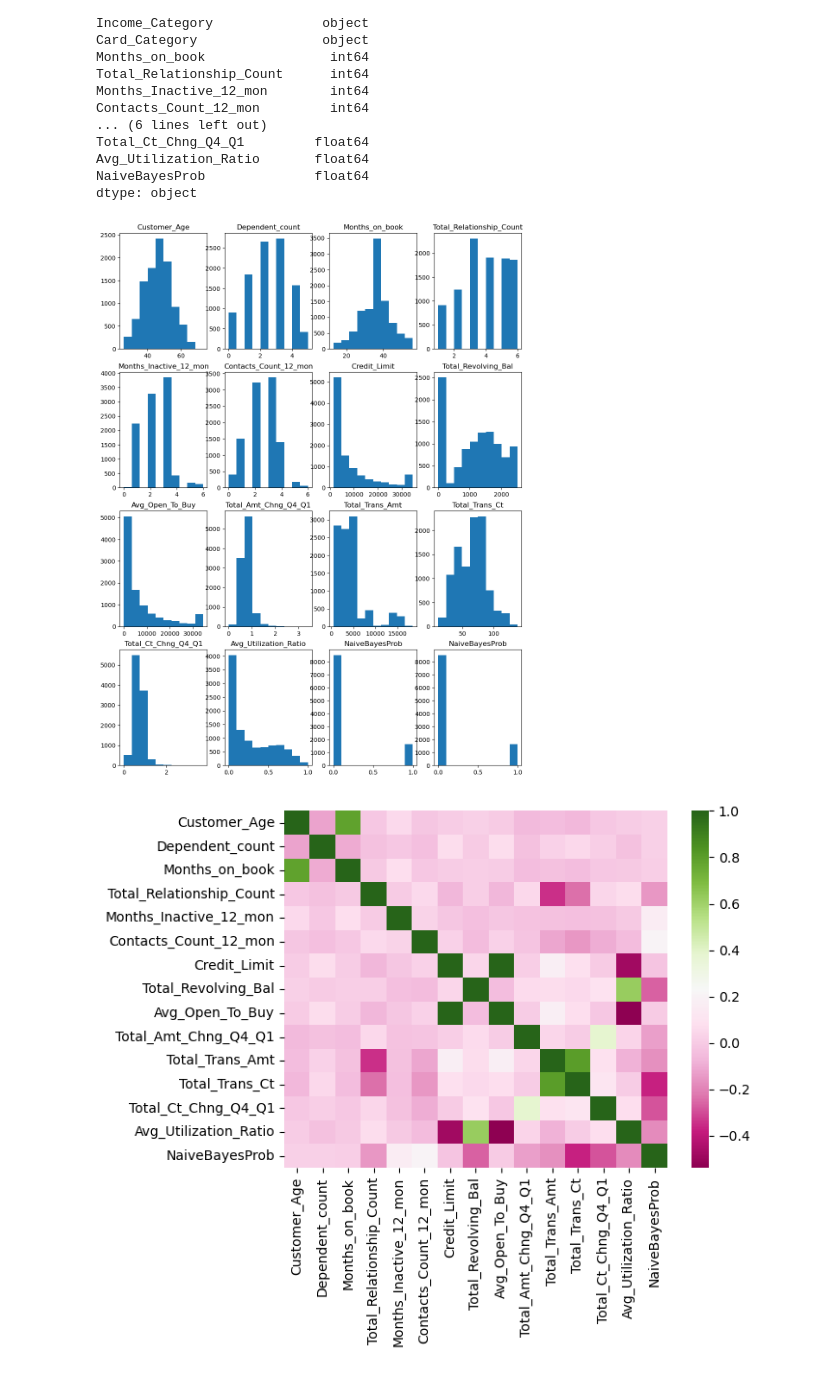
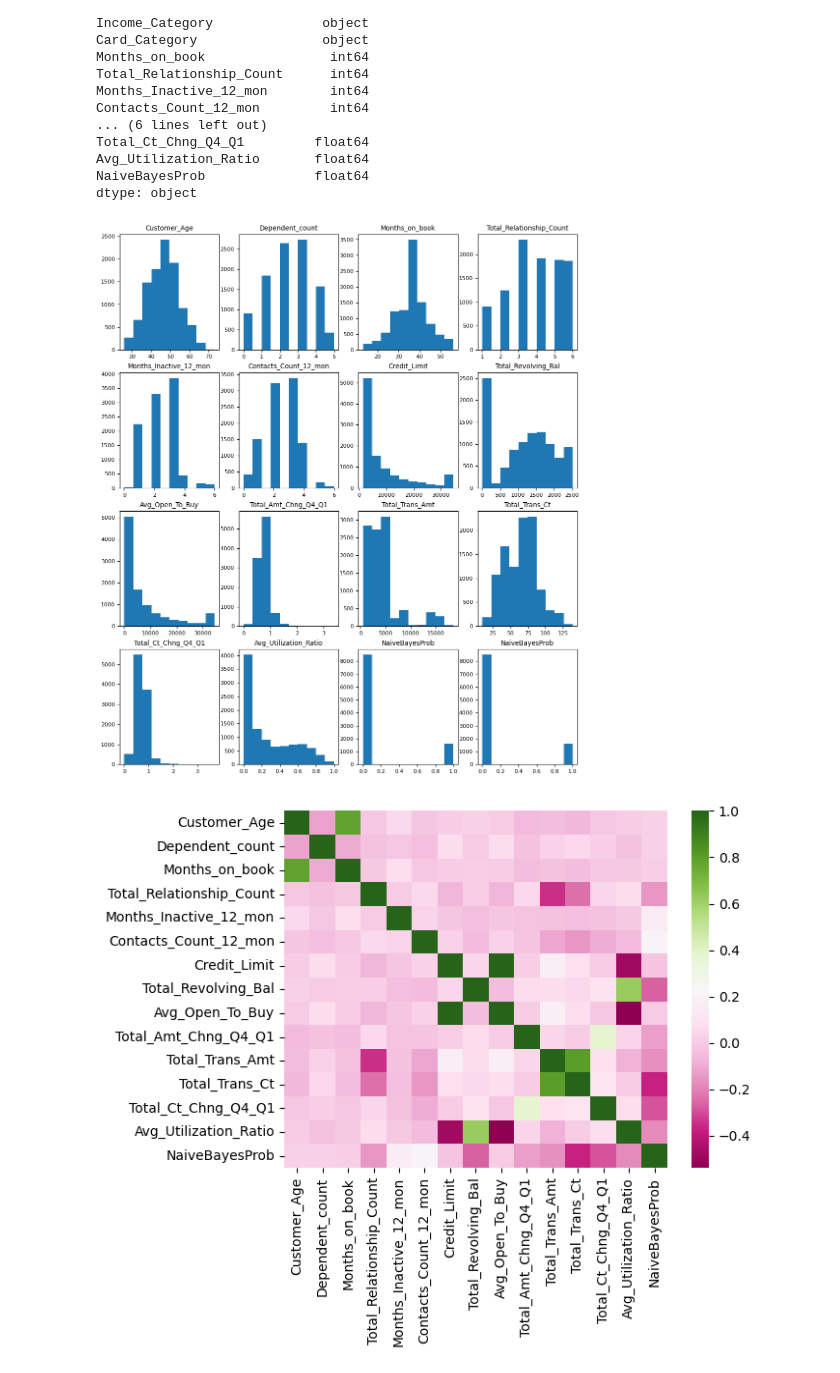
Before and after one commit to amitkr2410/MachineLearning, a Jupyter notebook: BankCreditCardChurn/CustomerChurn.ipynb, the cells around one changed output. Drawn from its saved outputs; the diff is of its cells as text; code cells hidden in the pictures.

```diff
--- a/BankCreditCardChurn/CustomerChurn.ipynb
+++ b/BankCreditCardChurn/CustomerChurn.ipynb
@@ -31,7 +31,14 @@ import numpy as np
 import pandas as pd
 import seaborn as sb
 import matplotlib.pyplot as plt
+import matplotlib as mpl
+
 import os
+
+def MyFont(n):
+    mpl.rcParams['font.size'] = n
+    mpl.rcParams['xtick.labelsize'] = n
+    mpl.rcParams['ytick.labelsize'] = n
 # %%
 # Download the training data and test data from Kaggle
 # Read this page to learn how to download data from Kaggle
@@ -186,26 +193,27 @@ dtype: object
 # %%
 
 #Let's make 1D histogram of numeric data to see the overall distribution
 # We use "hist" function for numeric data
 # For categorical data, we should use "barplot" function defined in seaborn library
 #print( train_pd.head())
-fig, ax = plt.subplots(4,4,figsize=(12,16))
+MyFont(8)
+fig, ax = plt.subplots(4,4,figsize=(12,14))
 name = ['Customer_Age', 'Dependent_count', 'Months_on_book', 'Total_Relationship_Count', 'Months_Inactive_12_mon',
         'Contacts_Count_12_mon', 'Credit_Limit', 'Total_Revolving_Bal', 'Avg_Open_To_Buy', 'Total_Amt_Chng_Q4_Q1',
        'Total_Trans_Amt', 'Total_Trans_Ct', 'Total_Ct_Chng_Q4_Q1', 'Avg_Utilization_Ratio','NaiveBayesProb',
         'NaiveBayesProb']
 m=0
 for i in range(0,4):
     for j in range(0,4):
         # ax[0].hist(df['Age'])
         ax[i,j].hist(df[name[m]].to_numpy())
         ax[i,j].set_title(name[m]  )
         m=m+1
 plt.show()
 
 # (1) The data indicate that
 # %% [output]
-[figure, old version]
+[figure, new version]
 # %%
 # To study the correlation between the two variables in the data, we can compute
 # the pearson coefficient using function "corr()" defined in pandaDataFrame.
```
Also changed, not shown: parts of 18 cells of this notebook.
